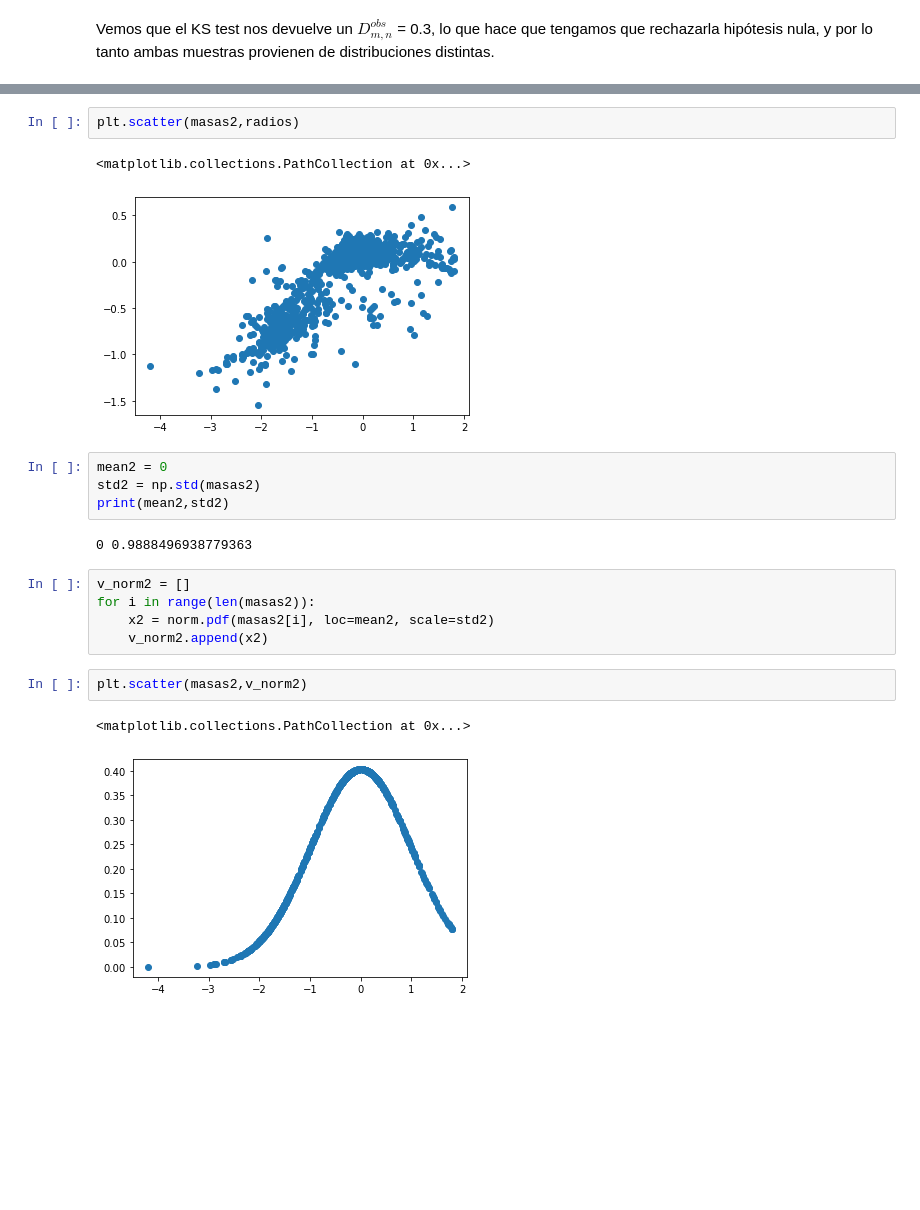
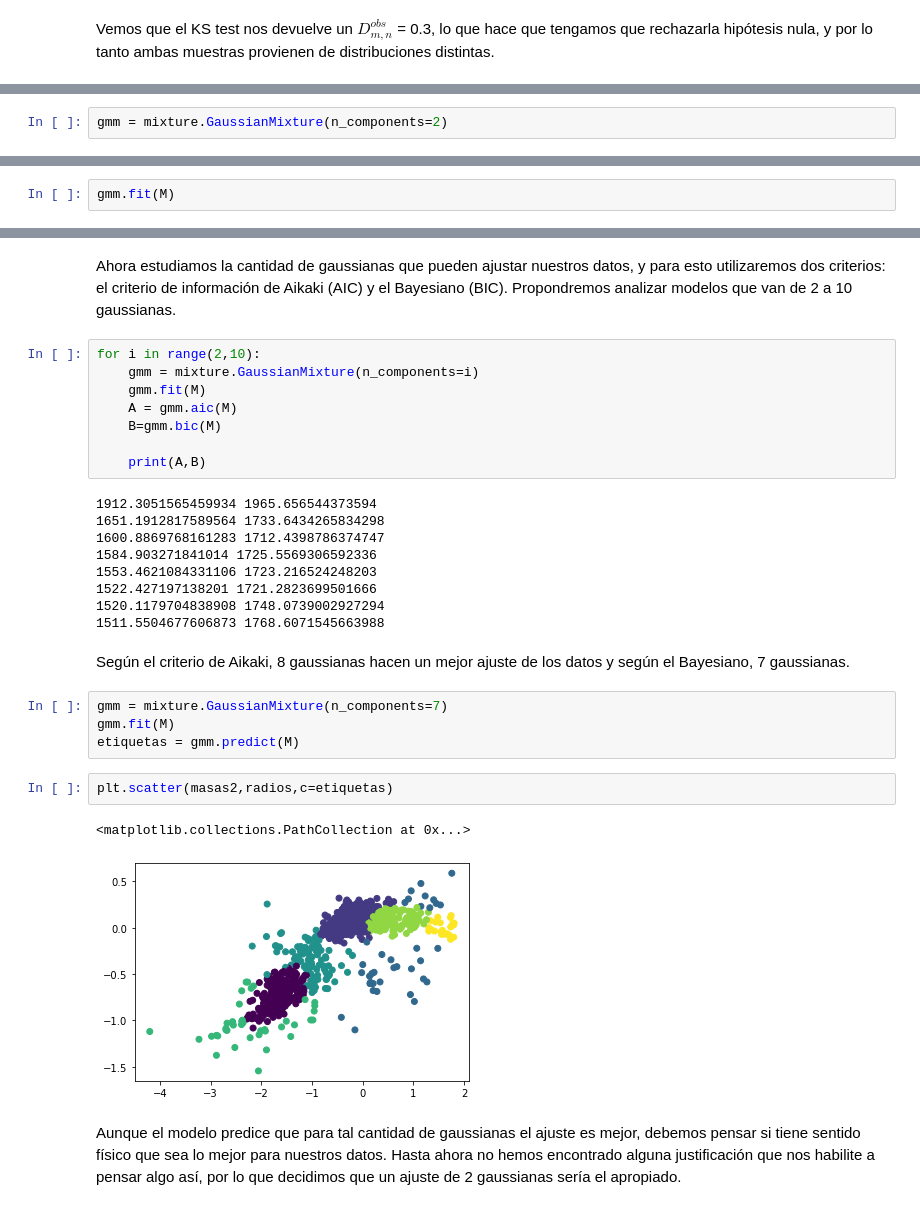
Before and after one commit to czuloaga/Astrometr-a-guia-3, a Jupyter notebook: Práctico 3 - Uso de Bases de Datos Astronómicas.ipynb, the cells around one changed output, grey strips where cells are left out. Drawn from its saved outputs; the diff is of its cells as text; blank space fills up the shorter version.

```diff
--- a/Práctico 3 - Uso de Bases de Datos Astronómicas.ipynb
+++ b/Práctico 3 - Uso de Bases de Datos Astronómicas.ipynb
@@ -241,0 +290,2 @@ len(masas2)
+# %%
+gmm = mixture.GaussianMixture(n_components=2)
@@ -241,0 +296,2 @@ len(masas2)
+# %%
+gmm.fit(M)
@@ -242,21 +309,32 @@ len(masas2)
+# %% [markdown]
+Ahora estudiamos la cantidad de gaussianas que pueden ajustar nuestros datos, y para esto utilizaremos dos criterios: el criterio de información de Aikaki (AIC) y el Bayesiano (BIC). Propondremos analizar modelos que van de 2 a 10 gaussianas.
+# %%
+for i in range(2,10):
+    gmm = mixture.GaussianMixture(n_components=i)
+    gmm.fit(M)
+    A = gmm.aic(M)
+    B=gmm.bic(M)
+
+    print(A,B)
+# %% [output]
+1912.3051565459934 1965.656544373594
+1651.1912817589564 1733.6434265834298
+1600.8869768161283 1712.4398786374747
+1584.903271841014 1725.5569306592336
+1553.4621084331106 1723.216524248203
+1522.427197138201 1721.2823699501666
+1520.1179704838908 1748.0739002927294
+1511.5504677606873 1768.6071545663988
+# %% [markdown]
+Según el criterio de Aikaki, 8 gaussianas hacen un mejor ajuste de los datos y según el Bayesiano, 7 gaussianas.
+# %%
+gmm = mixture.GaussianMixture(n_components=7)
+gmm.fit(M)
+etiquetas = gmm.predict(M)
 # %%
-plt.scatter(masas2,radios)
+plt.scatter(masas2,radios,c=etiquetas)
 # %% [output]
 <matplotlib.collections.PathCollection at 0x...>
-[figure, old version]
+[figure, new version]
-# %%
-mean2 = 0
-std2 = np.std(masas2)
-print(mean2,std2)
-# %% [output]
-0 0.9888496938779363
-# %%
-v_norm2 = []
-for i in range(len(masas2)):
-    x2 = norm.pdf(masas2[i], loc=mean2, scale=std2)
-    v_norm2.append(x2)
-# %%
-plt.scatter(masas2,v_norm2)
-# %% [output]
-<matplotlib.collections.PathCollection at 0x...>
-[figure, removed]
+# %% [markdown]
+Aunque el modelo predice que para tal cantidad de gaussianas el ajuste es mejor, debemos pensar si tiene sentido físico que sea lo mejor para nuestros datos. Hasta ahora no hemos encontrado alguna justificación que nos habilite a pensar algo así, por lo que decidimos que un ajuste de 2 gaussianas sería el apropiado.
```
Also changed, not shown: parts of 27 cells of this notebook.
